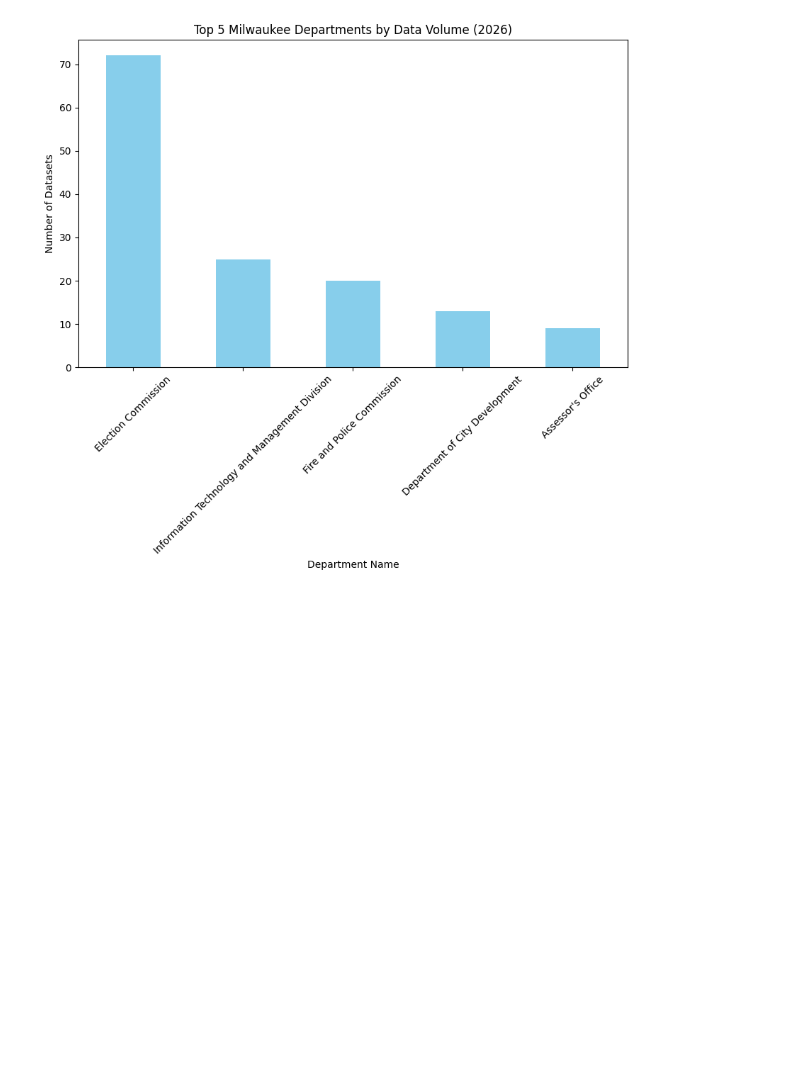
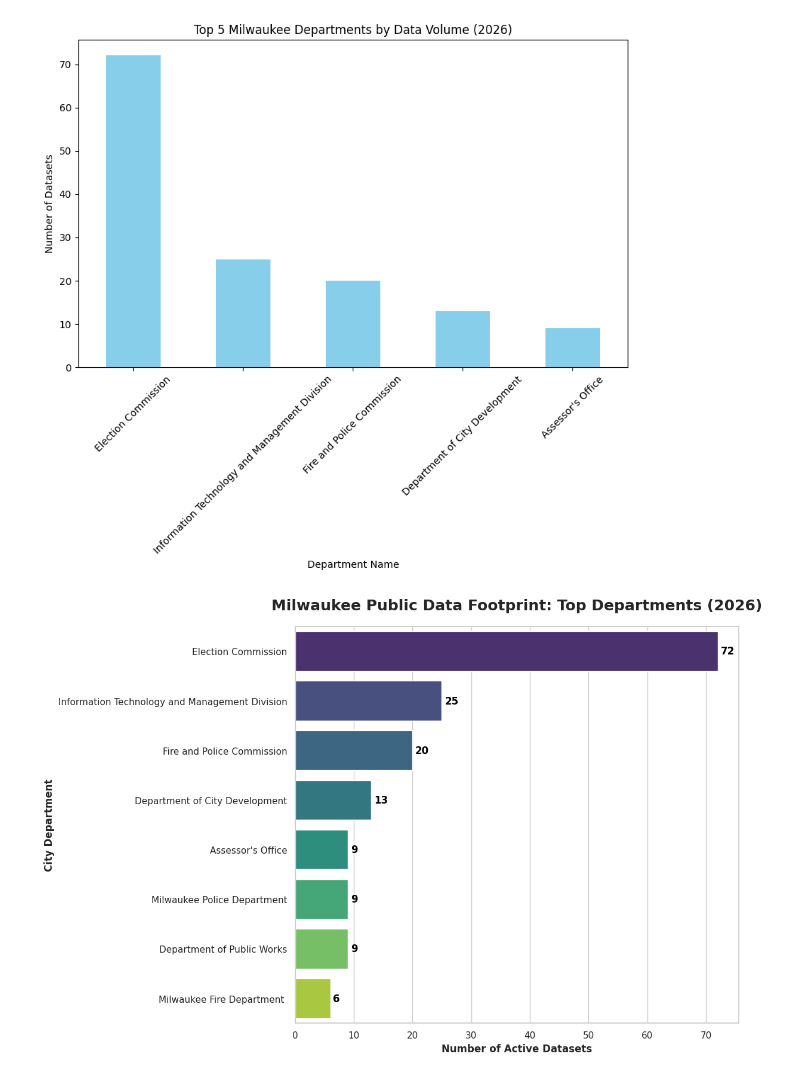
Before and after one commit to data-by-ck/Milwaukee-Data-Analysis-2026, a Jupyter notebook: milwaukee_data_analysis_2026.ipynb, the cells around one changed output. Saved outputs shown, nothing was run; the diff lists cells and outputs as text; code cells hidden in the pictures; blank space fills up the shorter version.

Commit message:
Final Release: Integrated automated data extraction with Seaborn visualization and department trend analysis.

```diff
--- a/milwaukee_data_analysis_2026.ipynb
+++ b/milwaukee_data_analysis_2026.ipynb
@@ -68,3 +68,37 @@ plt.xticks(rotation=45)
 plt.show()
 # %% [output]
 [figure]
+# %%
+import matplotlib.pyplot as plt
+import seaborn as sns
+
+# 1. Set a professional style
+sns.set_theme(style="whitegrid")
+plt.figure(figsize=(12, 8))
+
+# 2. Get the Top 8 Departments (gives a good sense of scale)
+top_depts = df['Organization'].value_counts().head(8)
+
+# 3. Create a horizontal bar chart (easier to read department names)
+ax = sns.barplot(
+    x=top_depts.values,
+    y=top_depts.index,
+    hue=top_depts.index,
+    palette="viridis",
+    legend=False
+)
+
+# 4. Add the "Professional Polish"
+plt.title('Milwaukee Public Data Footprint: Top Departments (2026)', fontsize=18, fontweight='bold', pad=20)
+plt.xlabel('Number of Active Datasets', fontsize=12, fontweight='bold')
+plt.ylabel('City Department', fontsize=12, fontweight='bold')
+
+# 5. Add data labels to the end of each bar
+for i, v in enumerate(top_depts.values):
+  ax.text(v + 0.5, i, str(v), color='black', va='center', fontweight='bold')
+
+# 6. Final layout adjustment
+plt.tight_layout()
+plt.show()
+# %% [output]
+[figure, added]
```
